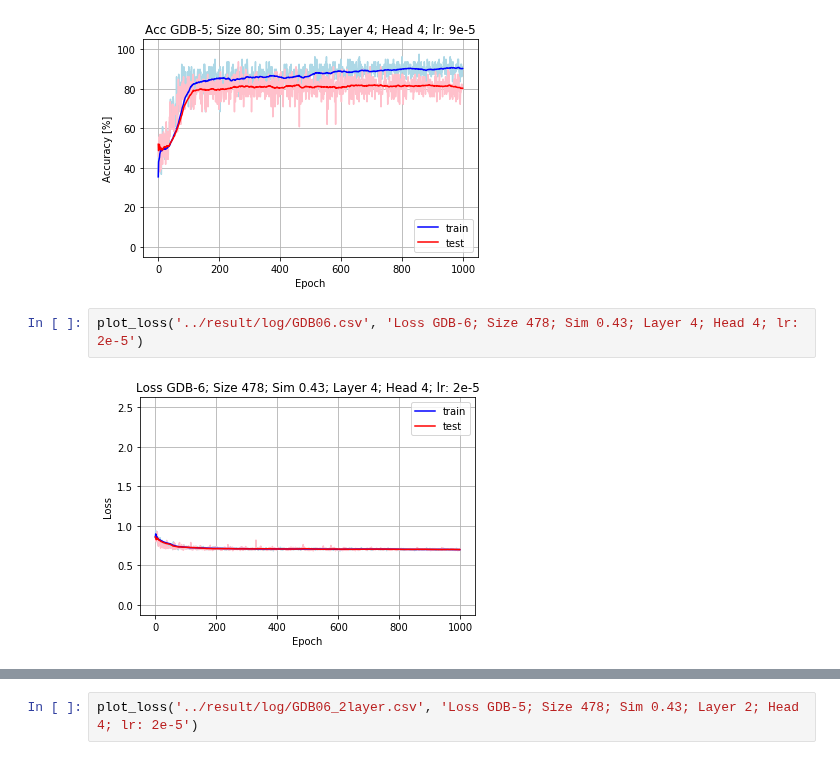
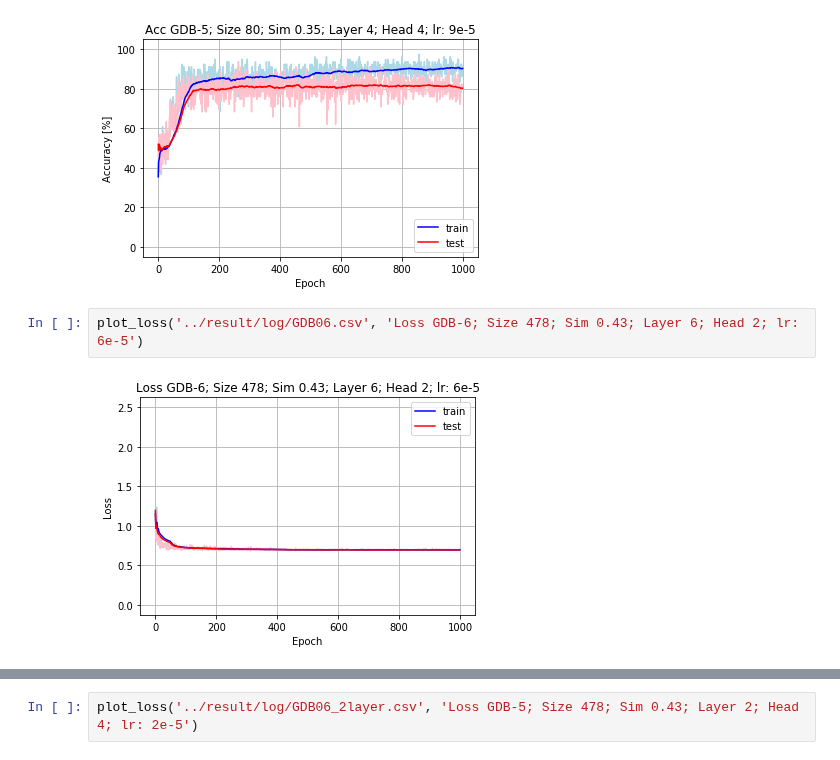
Before and after one commit to DSPsleeporg/smiles-transformer, a Jupyter notebook: smiles_transformer/Untitled.ipynb, the cells around one changed output, grey strips where cells are left out. Saved outputs shown, nothing was run; the diff lists cells and outputs as text.

```diff
--- a/smiles_transformer/Untitled.ipynb
+++ b/smiles_transformer/Untitled.ipynb
@@ -71,9 +71,9 @@ plot_acc('../result/log/GDB05.csv', 'Acc GDB-5; Size 80; Sim 0.35; Layer 4; Head
 # %% [output]
 [figure]
 # %%
-plot_loss('../result/log/GDB06.csv', 'Loss GDB-6; Size 478; Sim 0.43; Layer 4; Head 4; lr: 2e-5')
+plot_loss('../result/log/GDB06.csv', 'Loss GDB-6; Size 478; Sim 0.43; Layer 6; Head 2; lr: 6e-5')
 # %% [output]
-[figure, old version]
+[figure, new version]
 # %%
 plot_acc('../result/log/GDB06.csv', 'Acc GDB-6; Size 478; Sim 0.43; Layer 4; Head 4; lr: 2e-5')
 # %% [output]
```
Also changed, not shown: parts of 1 cell of this notebook.
